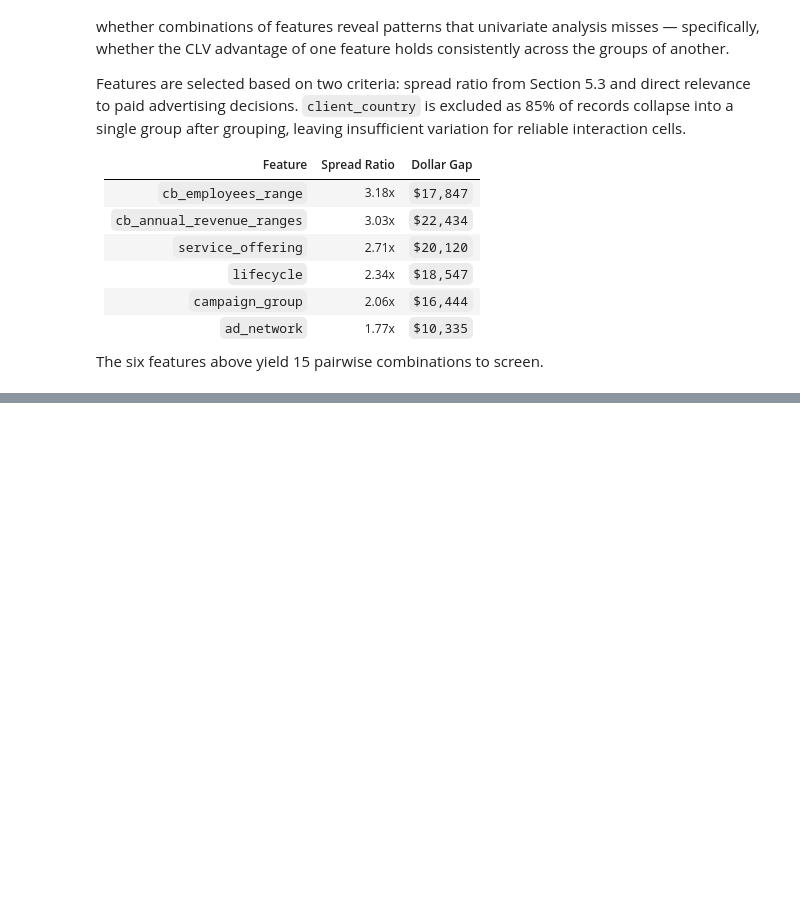
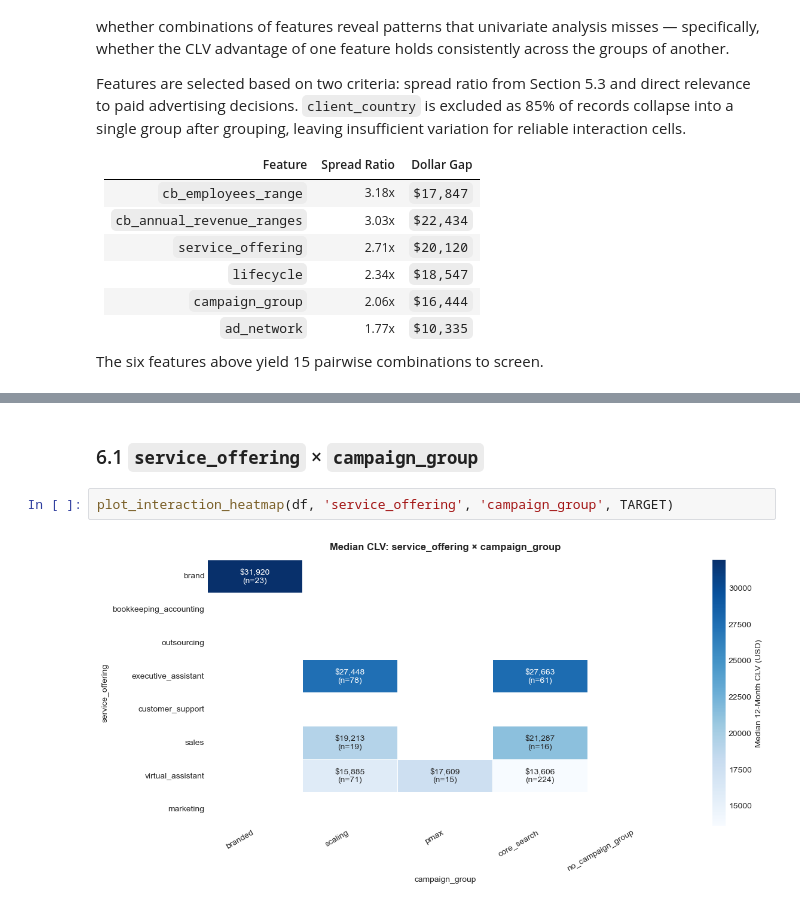
Before and after one commit to christianvibar/mab2134_algo1, a Jupyter notebook: notebooks/01_eda.ipynb, the cells around one changed output, grey strips where cells are left out. Cells and saved outputs as stored; diff of their text form; blank space fills up the shorter version.

```diff
--- a/notebooks/01_eda.ipynb
+++ b/notebooks/01_eda.ipynb
@@ -1396,0 +1455,6 @@ This section is the EDA memo. It synthesizes findings into decisions that carry
+# %% [markdown]
+### 6.1 `service_offering` × `campaign_group`
+# %%
+plot_interaction_heatmap(df, 'service_offering', 'campaign_group', TARGET)
+# %% [output]
+[figure, added]
```
Also changed, not shown: parts of 23 cells of this notebook.
